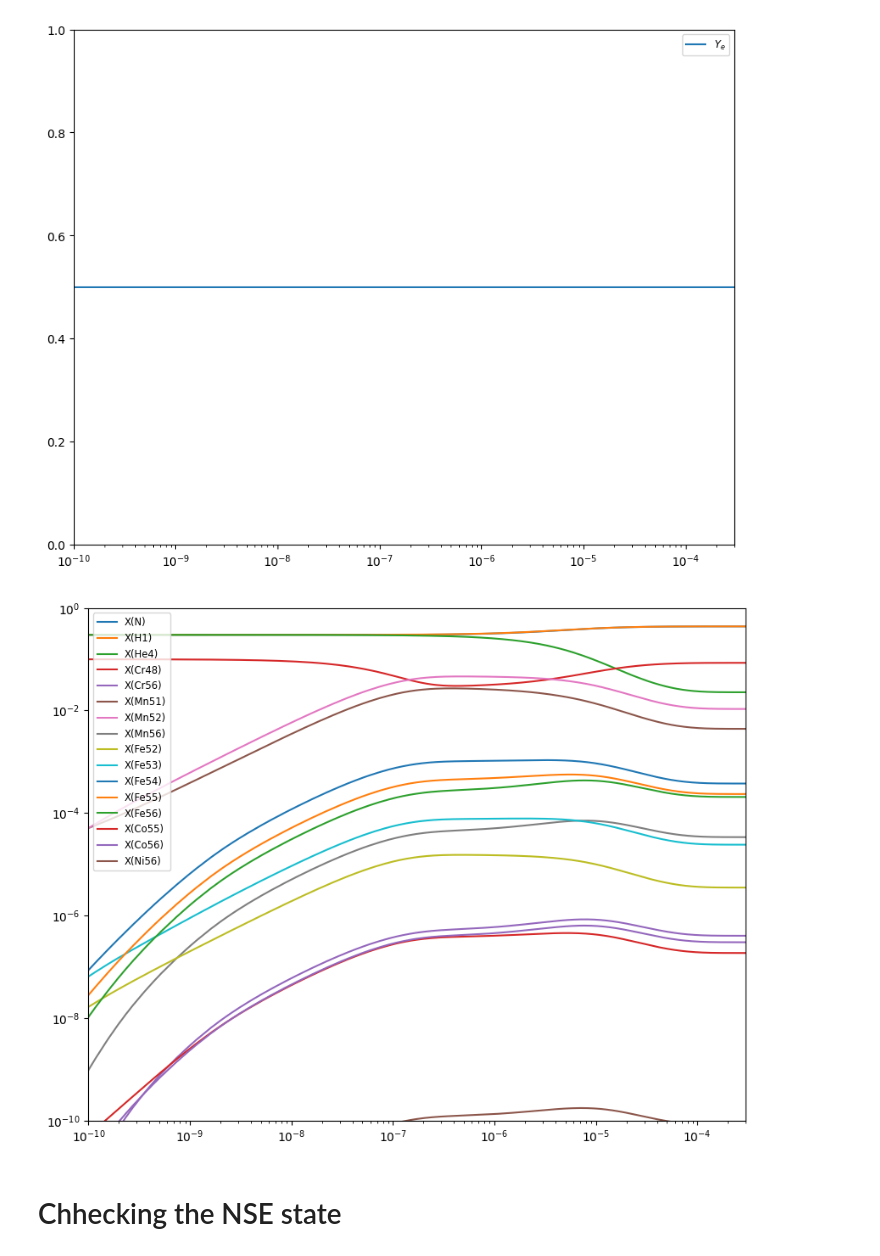
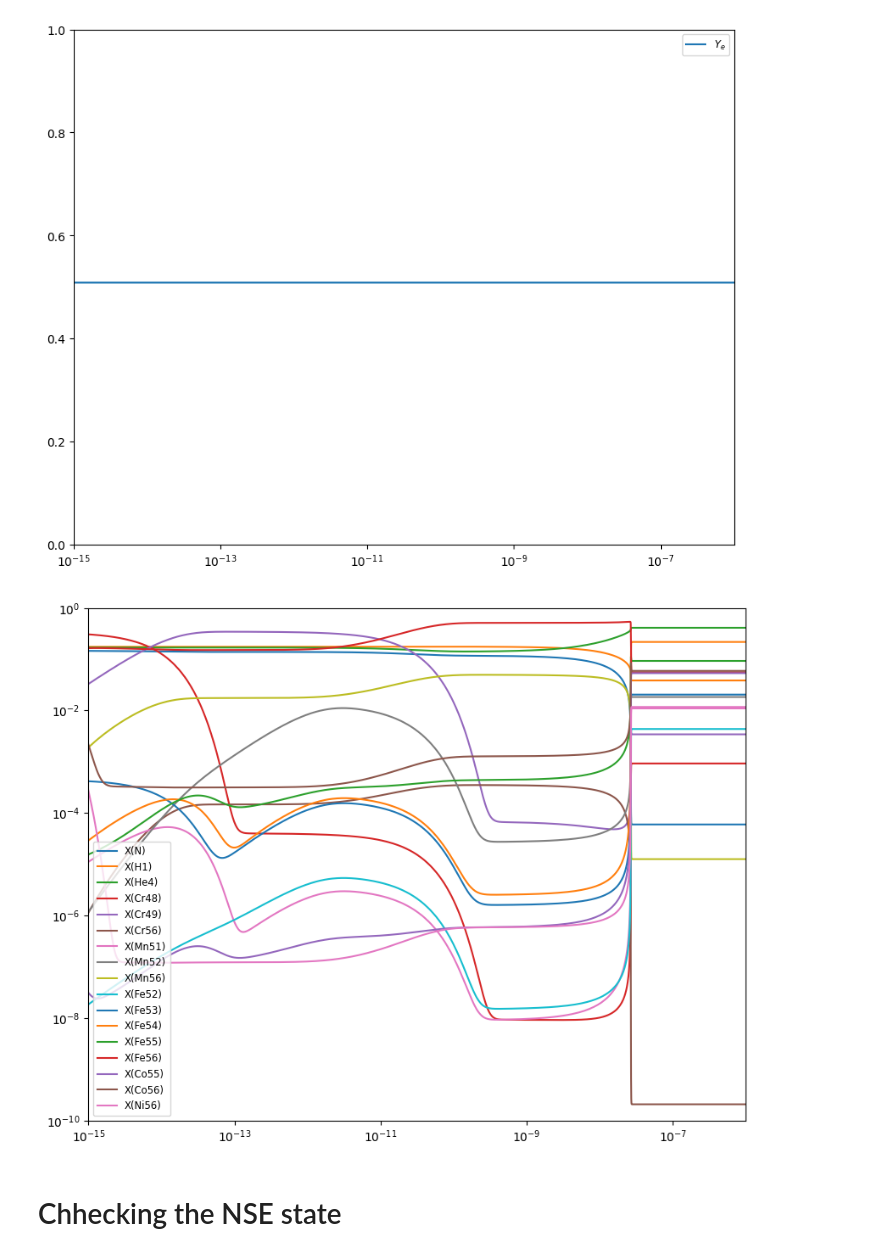
Before and after one commit to pynucastro/paper_notebooks, a Jupyter notebook: ap21_integrate.ipynb, the cells around one changed output. Drawn from its saved outputs; the diff is of its cells as text; code cells hidden in the pictures.

Commit message:
adding a network that converges to NSE

```diff
--- a/ap21_integrate.ipynb
+++ b/ap21_integrate.ipynb
@@ -25,21 +26,24 @@ def composition(network):
 
     X0 = np.zeros(network.nnuc)
     X0[network.jco55] = 0.0
-    X0[network.jn] = 3.0
-    X0[network.jcr48] = 1.0
+    X0[network.jn] = 0.9
+    X0[network.jcr48] = 2.0
     X0[network.jfe52] = 0.0
-    X0[network.jhe4] = 3.0
+    X0[network.jhe4] = 1.0
     X0[network.jmn51] = 0.0
-    X0[network.jni56] = 0.0
+    X0[network.jni56] = 1.0
     X0[network.jcr56] = 0.0
     X0[network.jfe54] = 0.0
     X0[network.jfe55] = 0.0
     X0[network.jfe56] = 0.0
     X0[network.jmn56] = 0.0
-    X0[network.jp] = 3.0
+    X0[network.jp] = 1.0
     X0[network.jfe53] = 0.0
     X0[network.jmn52] = 0.0
     X0[network.jco56] = 0.0
+
+    X0[network.jcr49] = 0.0
+    #X0[network.jcr55] = 0.0
 
     X0 /= np.sum(X0)
     Y0 = X0/network.A
@@ -85,26 +89,26 @@ def plot_ye(tmin, tmax, sol, network, outfile='test'):
 # Y0 = X0/full_nuclide_ap21.A
 # %%
 Y0 = composition(full_nuclide_ap21)
-rho = 2.0e4
+rho = 1.0e8
 T = 7.0e9
 ye = full_nuclide_ap21.ye(Y0)
 # %%
 # tmax = 1.0e4
 # tmin = 1.0e-1
 
-tmax = 3.0e-4
-tmin = 1.0e-10
+tmax = 1.0e-6
+tmin = 1.0e-15
 
 sol =  solve_ivp(full_nuclide_ap21.rhs, [0, tmax], Y0, method="BDF",
-                dense_output=True, args=(rho, T), rtol=1.e-9, atol=1.e-9, jac=full_nuclide_ap21.jacobian)
+                dense_output=True, args=(rho, T, potekhin_1998), rtol=1.e-10, atol=1.e-10, jac=full_nuclide_ap21.jacobian)
 
 plot_ye(tmin=tmin, tmax=tmax, sol=sol, network=full_nuclide_ap21, outfile='rho_{:.2e}_T_{:.2e}_ye_{:.2e}.png'.format(rho,T, ye))
 # %% [output]
-[figure, old version]
+[figure, new version]
 # %%
 plot(tmin=tmin, tmax=tmax, sol=sol, network=full_nuclide_ap21, outfile='rho_{:.2e}_T_{:.2e}.png'.format(rho,T))
 # %% [output]
-[figure, old version]
+[figure, new version]
 # %%
 # tmax = 1.0e-2
 # tmin = 1.0e-11
```
Also changed, not shown: parts of 4 cells of this notebook, 1 other file.
